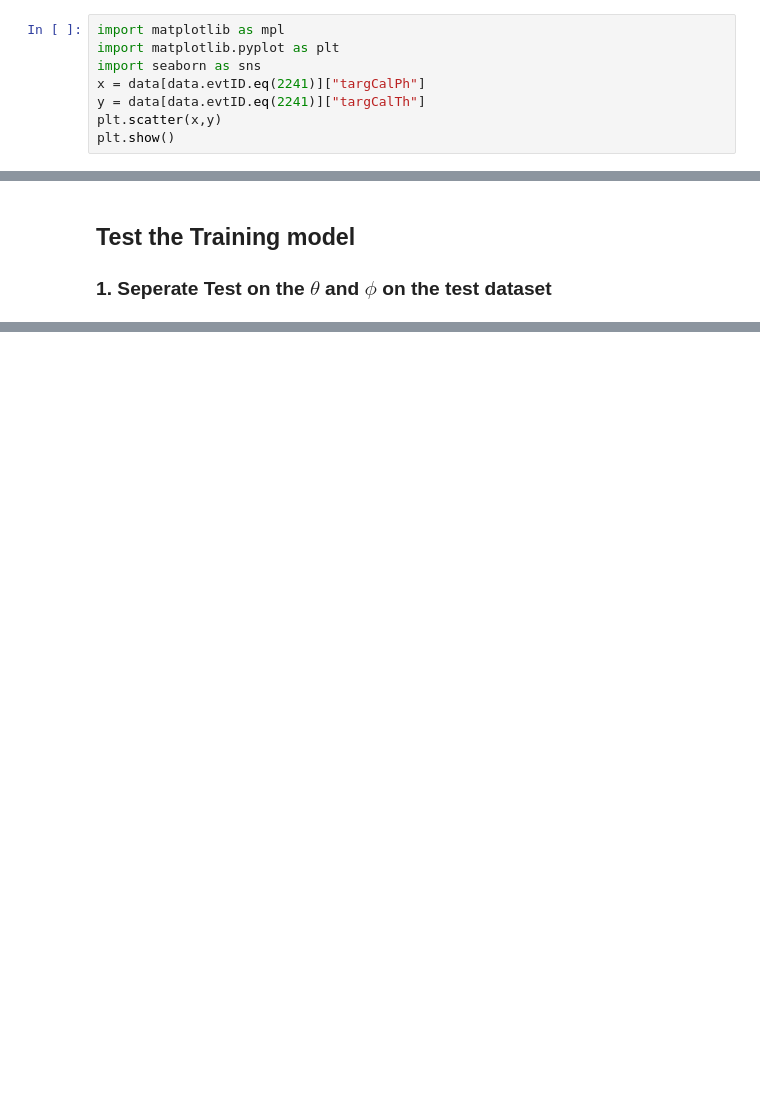
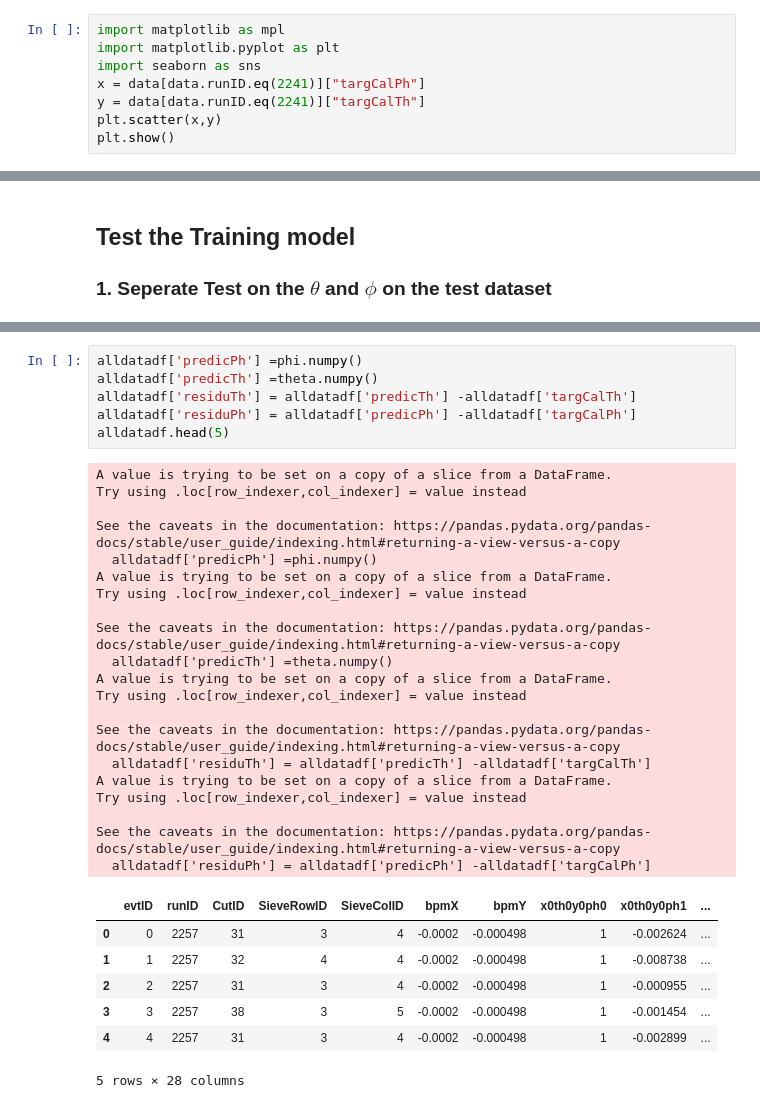
Before and after one commit to Jiansiyu/spectrometer_nn, a Jupyter notebook: training_nn/optics_nn.ipynb, the cells around one changed output, grey strips where cells are left out. Cells and saved outputs as stored; diff of their text form; blank space fills up the shorter version.

```diff
--- a/training_nn/optics_nn.ipynb
+++ b/training_nn/optics_nn.ipynb
@@ -66,8 +67,8 @@ Loading file ../dataGenerator/result/PRex_DataSet_2257.csv
 import matplotlib as mpl
 import matplotlib.pyplot as plt
 import seaborn as sns
-x = data[data.evtID.eq(2241)]["targCalPh"]
-y = data[data.evtID.eq(2241)]["targCalTh"]
+x = data[data.runID.eq(2241)]["targCalPh"]
+y = data[data.runID.eq(2241)]["targCalTh"]
 plt.scatter(x,y)
 plt.show()
 # %% [output]
@@ -353,0 +322,34 @@ print('test_error is :{}   / {}'.format(test_loss,sum(mseArr)/len(mseArr)))
+# %%
+alldatadf['predicPh'] =phi.numpy()
+alldatadf['predicTh'] =theta.numpy()
+alldatadf['residuTh'] = alldatadf['predicTh'] -alldatadf['targCalTh']
+alldatadf['residuPh'] = alldatadf['predicPh'] -alldatadf['targCalPh']
+alldatadf.head(5)
+# %% [output]
+A value is trying to be set on a copy of a slice from a DataFrame.
+Try using .loc[row_indexer,col_indexer] = value instead
+
+See the caveats in the documentation: https://pandas.pydata.org/pandas-docs/stable/user_guide/indexing.html#returning-a-view-versus-a-copy
+  alldatadf['predicPh'] =phi.numpy()
+A value is trying to be set on a copy of a slice from a DataFrame.
+Try using .loc[row_indexer,col_indexer] = value instead
+
+See the caveats in the documentation: https://pandas.pydata.org/pandas-docs/stable/user_guide/indexing.html#returning-a-view-versus-a-copy
+  alldatadf['predicTh'] =theta.numpy()
+A value is trying to be set on a copy of a slice from a DataFrame.
+Try using .loc[row_indexer,col_indexer] = value instead
+
+See the caveats in the documentation: https://pandas.pydata.org/pandas-docs/stable/user_guide/indexing.html#returning-a-view-versus-a-copy
+  alldatadf['residuTh'] = alldatadf['predicTh'] -alldatadf['targCalTh']
+A value is trying to be set on a copy of a slice from a DataFrame.
+Try using .loc[row_indexer,col_indexer] = value instead
+
+See the caveats in the documentation: https://pandas.pydata.org/pandas-docs/stable/user_guide/indexing.html#returning-a-view-versus-a-copy
+  alldatadf['residuPh'] = alldatadf['predicPh'] -alldatadf['targCalPh']
+|  | evtID | runID | CutID | SieveRowID | SieveColID | bpmX | bpmY | x0th0y0ph0 | x0th0y0ph1 | ... |
+| 0 | 0 | 2257 | 31 | 3 | 4 | -0.0002 | -0.000498 | 1 | -0.002624 | ... |
+| 1 | 1 | 2257 | 32 | 4 | 4 | -0.0002 | -0.000498 | 1 | -0.008738 | ... |
+| 2 | 2 | 2257 | 31 | 3 | 4 | -0.0002 | -0.000498 | 1 | -0.000955 | ... |
+| 3 | 3 | 2257 | 38 | 3 | 5 | -0.0002 | -0.000498 | 1 | -0.001454 | ... |
+| 4 | 4 | 2257 | 31 | 3 | 4 | -0.0002 | -0.000498 | 1 | -0.002899 | ... |
+5 rows × 28 columns
```
Also changed, not shown: parts of 26 cells of this notebook, 12 other files.
